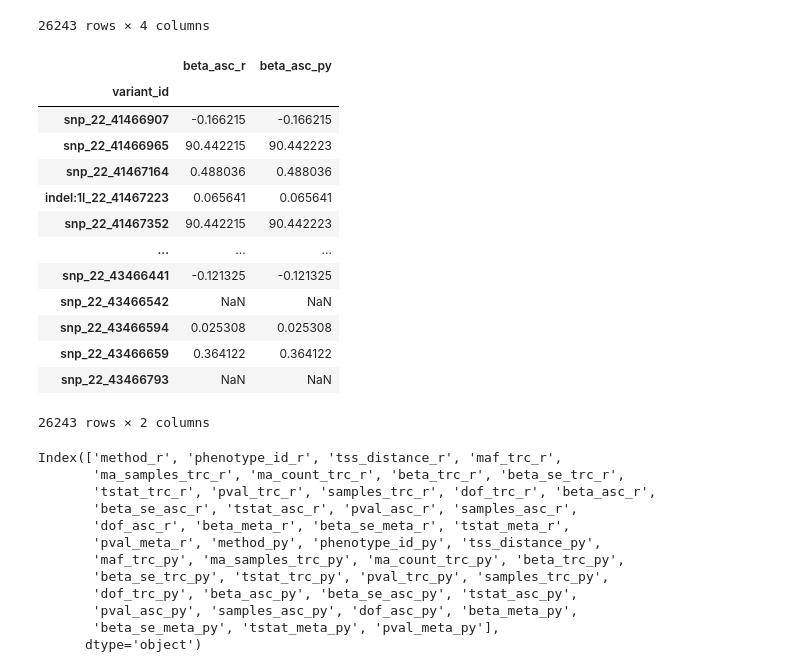
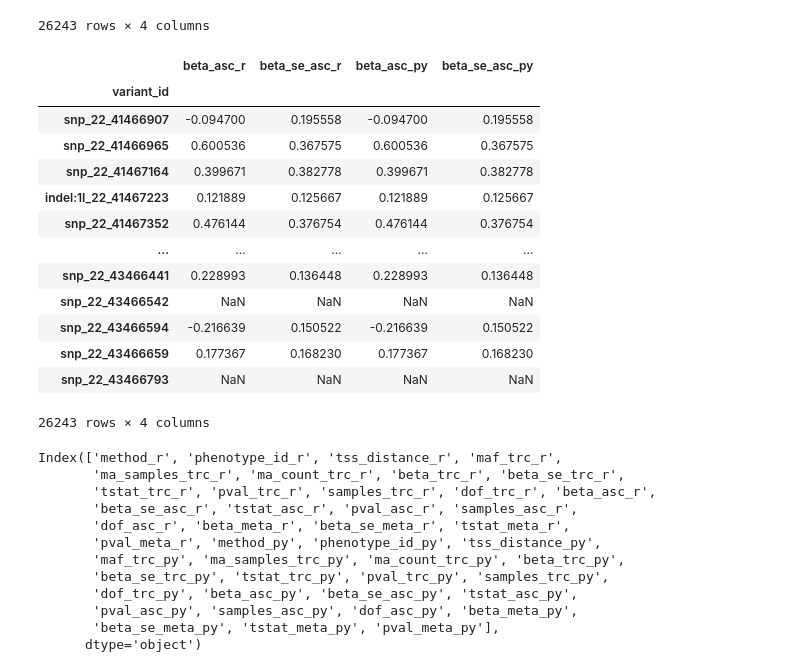
Before and after one commit to liangyy/process-geuvadis-mixqtl, a Jupyter notebook: test_run/test_r_mixqtl.ipynb, the cells around one changed output. Drawn from its saved outputs; the diff is of its cells as text; code cells hidden in the pictures.

```diff
--- a/test_run/test_r_mixqtl.ipynb
+++ b/test_run/test_r_mixqtl.ipynb
@@ -528,22 +528,22 @@ df_[['beta_trc_r', 'beta_se_trc_r', 'beta_trc_py', 'beta_se_trc_py']]
 | snp_22_43466793 | NaN | NaN | NaN | NaN |
 26243 rows × 4 columns
 # %%
-df_[['beta_asc_r', 'beta_asc_py']]
+df_[['beta_asc_r', 'beta_se_asc_r', 'beta_asc_py', 'beta_se_asc_py']]
 # %% [output]
-|  | beta_asc_r | beta_asc_py |
-| variant_id |  |  |
-| snp_22_41466907 | -0.166215 | -0.166215 |
-| snp_22_41466965 | 90.442215 | 90.442223 |
-| snp_22_41467164 | 0.488036 | 0.488036 |
-| indel:1I_22_41467223 | 0.065641 | 0.065641 |
-| snp_22_41467352 | 90.442215 | 90.442223 |
-| ... | ... | ... |
-| snp_22_43466441 | -0.121325 | -0.121325 |
-| snp_22_43466542 | NaN | NaN |
-| snp_22_43466594 | 0.025308 | 0.025308 |
-| snp_22_43466659 | 0.364122 | 0.364122 |
-| snp_22_43466793 | NaN | NaN |
+|  | beta_asc_r | beta_se_asc_r | beta_asc_py | beta_se_asc_py |
+| variant_id |  |  |  |  |
+| snp_22_41466907 | -0.094700 | 0.195558 | -0.094700 | 0.195558 |
+| snp_22_41466965 | 0.600536 | 0.367575 | 0.600536 | 0.367575 |
+| snp_22_41467164 | 0.399671 | 0.382778 | 0.399671 | 0.382778 |
+| indel:1I_22_41467223 | 0.121889 | 0.125667 | 0.121889 | 0.125667 |
+| snp_22_41467352 | 0.476144 | 0.376754 | 0.476144 | 0.376754 |
+| ... | ... | ... | ... | ... |
+| snp_22_43466441 | 0.228993 | 0.136448 | 0.228993 | 0.136448 |
+| snp_22_43466542 | NaN | NaN | NaN | NaN |
+| snp_22_43466594 | -0.216639 | 0.150522 | -0.216639 | 0.150522 |
+| snp_22_43466659 | 0.177367 | 0.168230 | 0.177367 | 0.168230 |
+| snp_22_43466793 | NaN | NaN | NaN | NaN |
-26243 rows × 2 columns
+26243 rows × 4 columns
 # %%
 df_.columns
 # %% [output]
```
Also changed, not shown: parts of 3 cells of this notebook.
